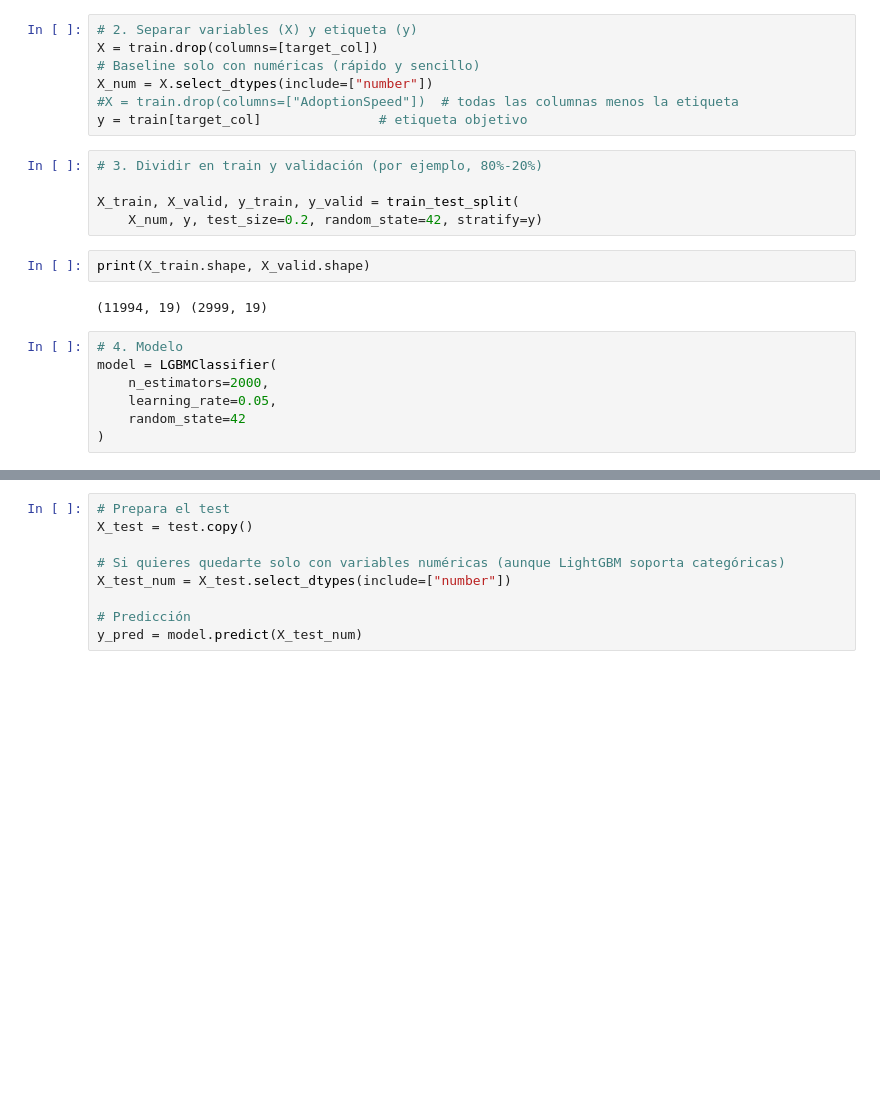
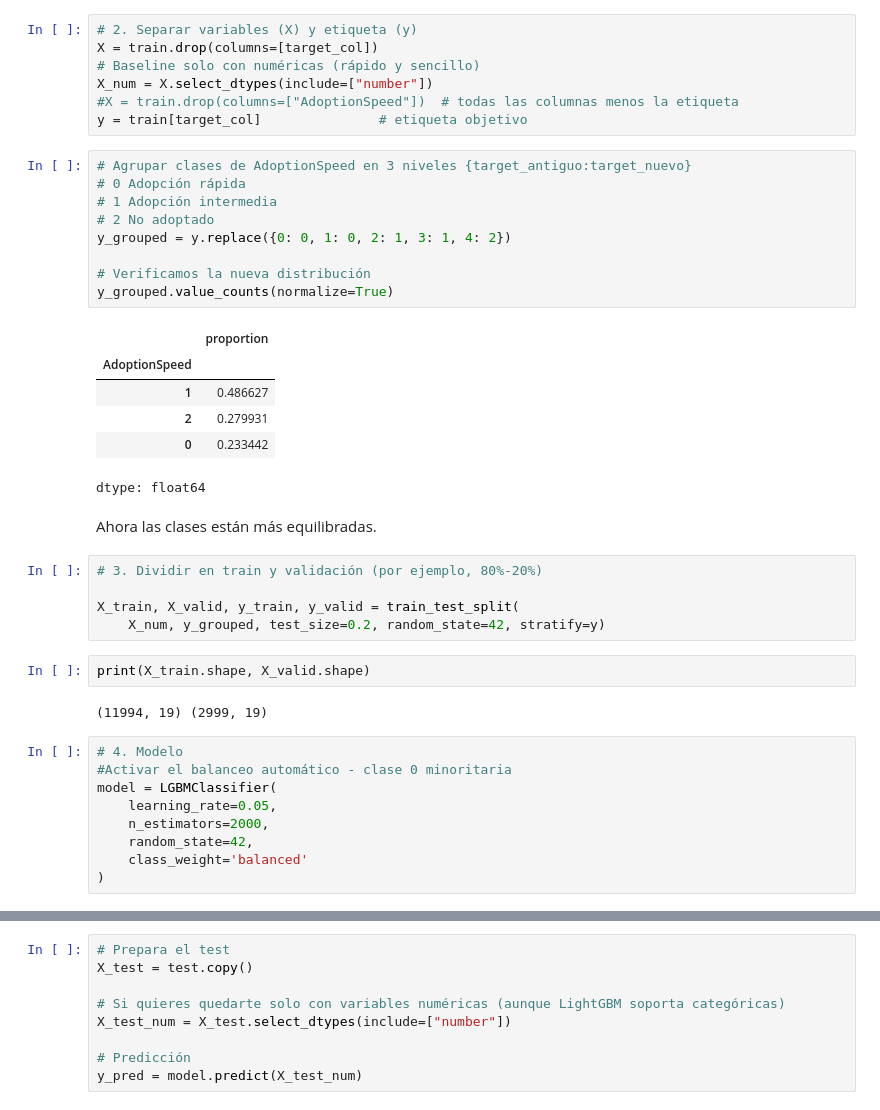
Before and after one commit to YudiGuzman/notebooks-2025, a Jupyter notebook: test_split.ipynb, the cells around one changed output, grey strips where cells are left out. Cells and saved outputs as stored; diff of their text form; blank space fills up the shorter version.

```diff
--- a/test_split.ipynb
+++ b/test_split.ipynb
@@ -24,21 +28,41 @@ X = train.drop(columns=[target_col])
 X_num = X.select_dtypes(include=["number"])
 #X = train.drop(columns=["AdoptionSpeed"])  # todas las columnas menos la etiqueta
 y = train[target_col]               # etiqueta objetivo
+# %%
+# Agrupar clases de AdoptionSpeed en 3 niveles {target_antiguo:target_nuevo}
+# 0 Adopción rápida
+# 1 Adopción intermedia
+# 2 No adoptado
+y_grouped = y.replace({0: 0, 1: 0, 2: 1, 3: 1, 4: 2})
+
+# Verificamos la nueva distribución
+y_grouped.value_counts(normalize=True)
+# %% [output]
+|  | proportion |
+| AdoptionSpeed |  |
+| 1 | 0.486627 |
+| 2 | 0.279931 |
+| 0 | 0.233442 |
+dtype: float64
+# %% [markdown]
+Ahora las clases están más equilibradas.
 # %%
 # 3. Dividir en train y validación (por ejemplo, 80%-20%)
 
 X_train, X_valid, y_train, y_valid = train_test_split(
-    X_num, y, test_size=0.2, random_state=42, stratify=y)
+    X_num, y_grouped, test_size=0.2, random_state=42, stratify=y)
 # %%
 print(X_train.shape, X_valid.shape)
 # %% [output]
 (11994, 19) (2999, 19)
 # %%
 # 4. Modelo
+#Activar el balanceo automático - clase 0 minoritaria
 model = LGBMClassifier(
+    learning_rate=0.05,
     n_estimators=2000,
-    learning_rate=0.05,
-    random_state=42
+    random_state=42,
+    class_weight='balanced'
 )
 # %%
 # 5. Entrenar
```
Also changed, not shown: parts of 13 cells of this notebook.
